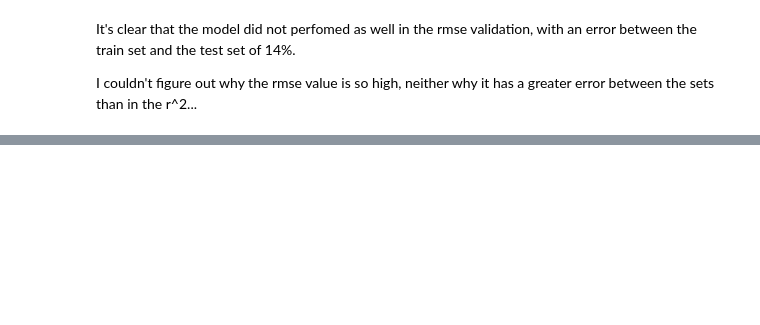
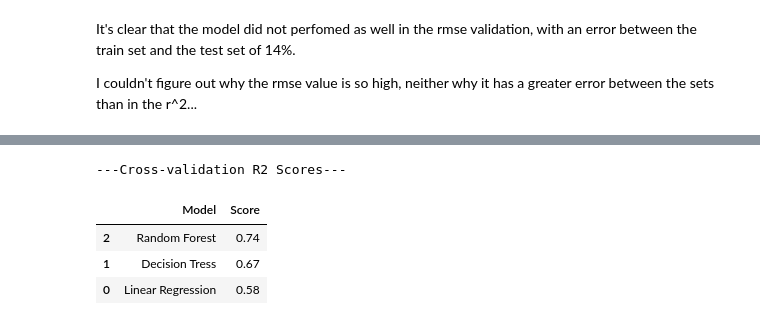
Before and after one commit to caua-veiga/Kaggle_SolarRadiation, a Jupyter notebook: Kaggle_SolarRadiation.ipynb, the cells around one changed output, grey strips where cells are left out. Saved outputs shown, nothing was run; the diff lists cells and outputs as text; code cells hidden in the pictures; blank space fills up the shorter version.

```diff
--- a/Kaggle_SolarRadiation.ipynb
+++ b/Kaggle_SolarRadiation.ipynb
@@ -509,6 +554,7 @@ X_test_prepared = pipeline.fit_transform(X_test)  #Using the Standarlization met
 final_test_score = cross_val_score(final_model, X_test_prepared, y_test, #r^2 score of the test set in the final model
                          scoring="r2", cv=10)
 
+forest_r2_test_score = round(final_test_score.mean(),2)
 
 print(display_scores(final_test_score))
 # %% [output]
@@ -546,0 +673,13 @@ I couldn't figure out why the rmse value is so high, neither why it has a greate
+# %%
+X_test = strat_test_set.drop("Radiation", axis=1) #Test set
+y_test = strat_test_set["Radiation"].copy()       #Test set label
+
+X_test_prepared = pipeline.fit_transform(X_test)  #Using the Standarlization method in the Test set
+
+
+final_test_score = cross_val_score(final_model, X_test_prepared, y_test, #r^2 score of the test set in the final model
+                         scoring="r2", cv=10)
+
+dtree_r2_test_score = round(final_test_score.mean(),2)
+
+print(display_scores(final_test_score))
@@ -546,0 +740,23 @@ I couldn't figure out why the rmse value is so high, neither why it has a greate
+# %%
+# In the test set
+
+test_models = pd.DataFrame({
+    'Model': [
+        'Linear Regression',
+        'Decision Tress',
+        'Random Forest'
+    ],
+    'Score': [
+        linear_r2_test_score,
+        dtree_r2_test_score,
+        forest_r2_test_score
+    ]})
+
+print('---Cross-validation R2 Scores---')
+test_models.sort_values(by='Score', ascending=False)
+# %% [output]
+---Cross-validation R2 Scores---
+|  | Model | Score |
+| 2 | Random Forest | 0.74 |
+| 1 | Decision Tress | 0.67 |
+| 0 | Linear Regression | 0.58 |
```
Also changed, not shown: parts of 27 cells of this notebook.
